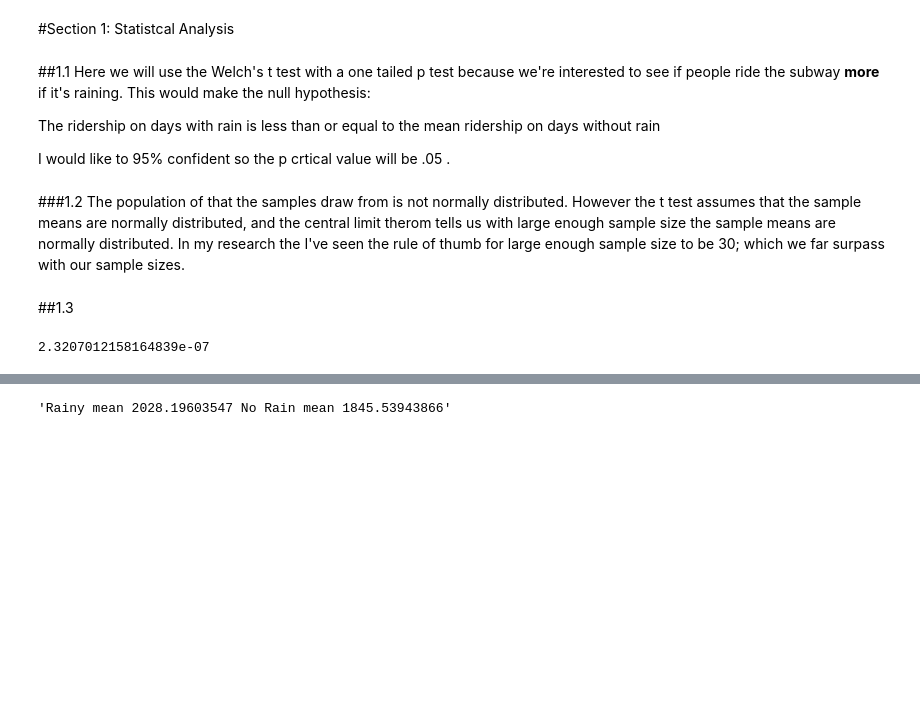
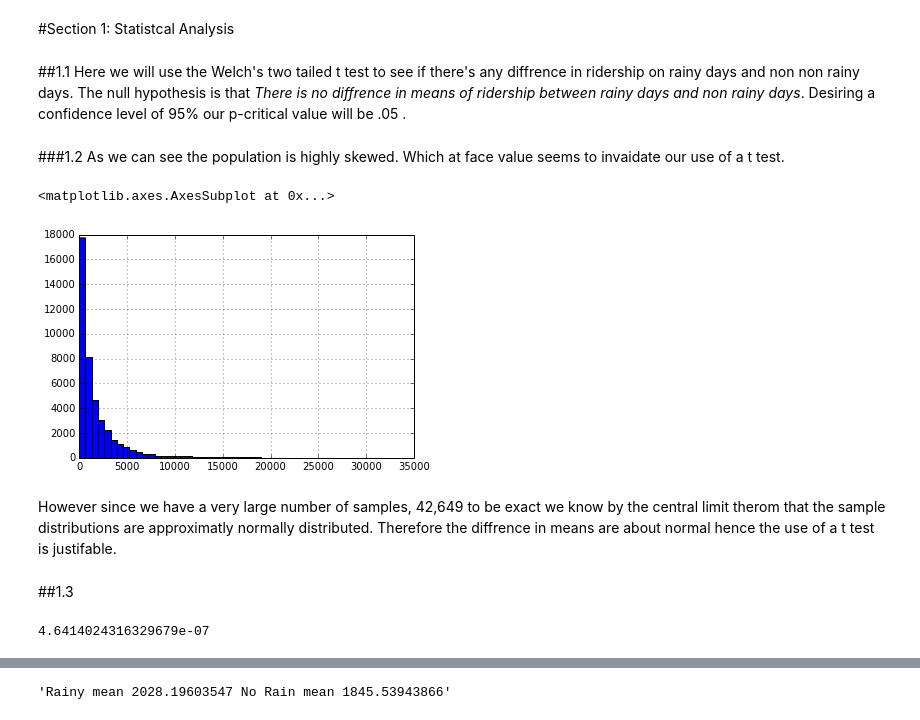
Before and after one commit to TannerBaldus/nyc_subway_analysis, a Jupyter notebook: nyc_subway.ipynb, the cells around one changed output, grey strips where cells are left out. Cells and saved outputs as stored; diff of their text form; code cells hidden in the pictures; blank space fills up the shorter version.

```diff
--- a/nyc_subway.ipynb
+++ b/nyc_subway.ipynb
@@ -50,23 +50,25 @@ max      32814.000000
 Name: ENTRIESn_hourly, dtype: float64
 # %% [markdown]
 #Section 1: Statistcal Analysis
-# %% [markdown]
-##1.1
-Here we will use the Welch's t test with a one tailed p test because we're interested to see if people ride the subway **more** if it's raining. This would make the null hypothesis:
-
-The ridership on days with rain is less than or equal to the mean ridership on days without rain
-
-I would like to 95% confident so the p crtical value will be .05 .
-# %% [markdown]
-###1.2
-The population of that the samples draw from is not normally distributed. However the t test assumes that the sample means are normally distributed, and the central limit therom tells us with large enough sample size the sample means are normally distributed. In my research the I've seen the rule of thumb for large enough sample size to be 30;  which we far surpass with our sample sizes.
+# %% [markdown]
+##1.1
+Here we will use the Welch's two tailed t test to see if there's any diffrence in ridership on rainy days and non non rainy days. The null hypothesis is that *There is no diffrence in means of ridership between rainy days and non rainy days*. Desiring a confidence level of 95% our p-critical value will be .05 .
+# %% [markdown]
+###1.2
+As we can see the population is highly skewed. Which at face value seems to invaidate our use of a t test.
+# %%
+population.hist(bins=50)
+# %% [output]
+<matplotlib.axes.AxesSubplot at 0x...>
+[figure, added]
+# %% [markdown]
+However since we have a very large number of samples, 42,649 to be exact we know by the central limit therom that the sample distributions are approximatly normally distributed. Therefore the diffrence in means are about normal hence the use of a t test is justifable.
 # %% [markdown]
 ##1.3
 # %%
 s, p = sp.stats.ttest_ind(rain,no_rain,equal_var=False)
-# %%
-## divde p by 2 to get one tail p value get
-p/2
-# %% [output]
-2.3207012158164839e-07
+# %%
+p
+# %% [output]
+4.6414024316329679e-07
 # %%
```
Also changed, not shown: parts of 16 cells of this notebook, 1 other file.
